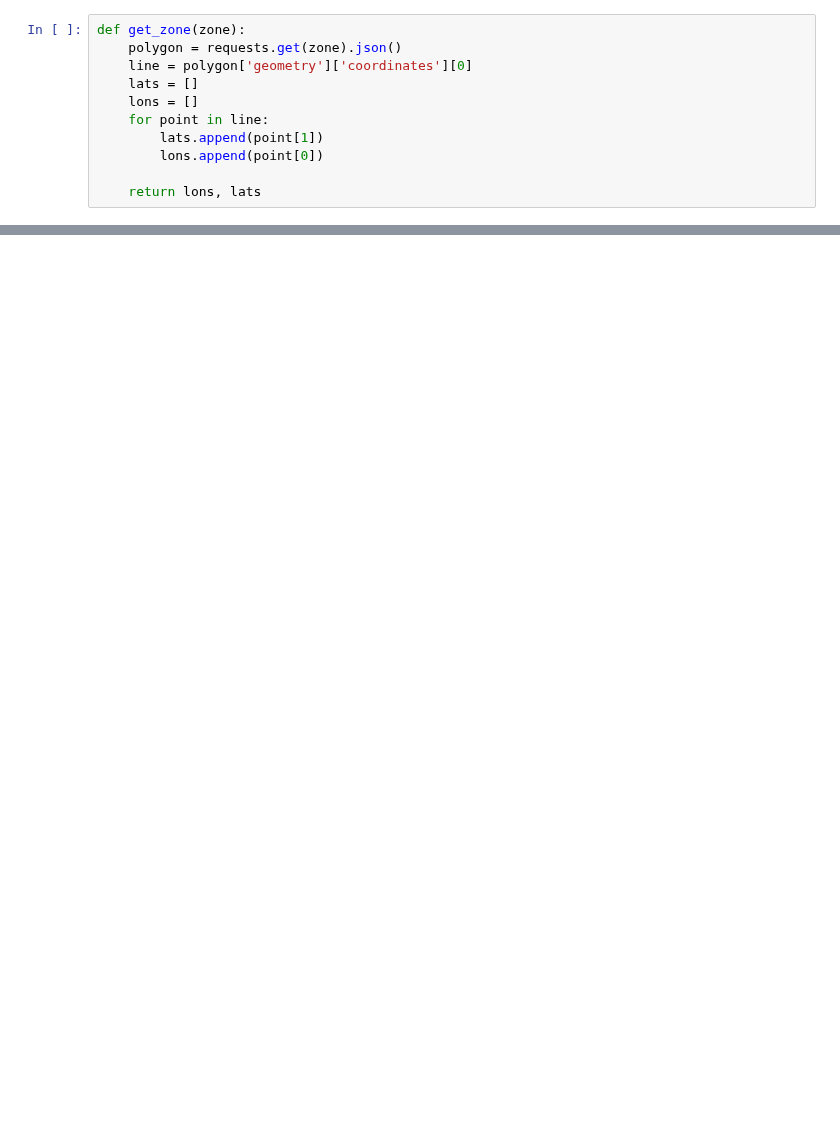
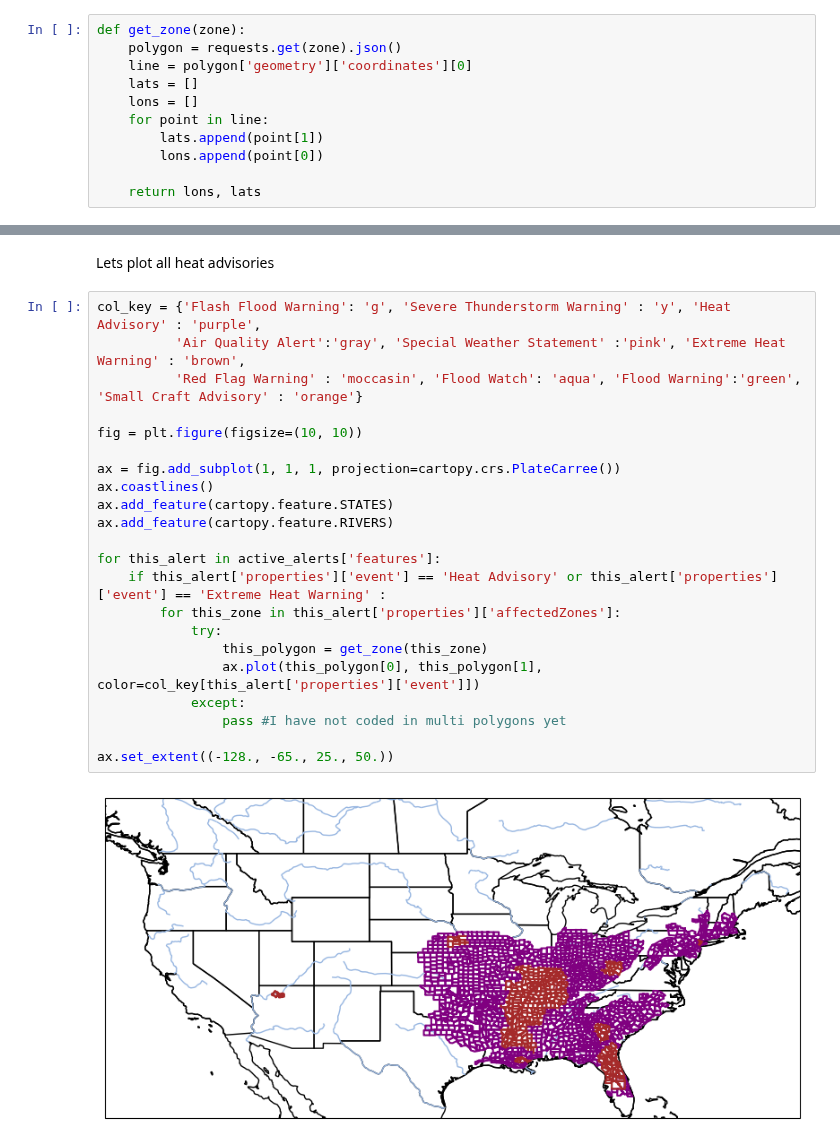
Before and after one commit to scollis/notebooks, a Jupyter notebook: NWSAPI.ipynb, the cells around one changed output, grey strips where cells are left out. Cells and saved outputs as stored; diff of their text form; blank space fills up the shorter version.

```diff
--- a/NWSAPI.ipynb
+++ b/NWSAPI.ipynb
@@ -196 +120,27 @@ for pgon in zones_for_warning:
+# %% [markdown]
+Lets plot all heat advisories
+# %%
+col_key = {'Flash Flood Warning': 'g', 'Severe Thunderstorm Warning' : 'y', 'Heat Advisory' : 'purple',
+          'Air Quality Alert':'gray', 'Special Weather Statement' :'pink', 'Extreme Heat Warning' : 'brown',
+          'Red Flag Warning' : 'moccasin', 'Flood Watch': 'aqua', 'Flood Warning':'green', 'Small Craft Advisory' : 'orange'}
+
+fig = plt.figure(figsize=(10, 10))
+
+ax = fig.add_subplot(1, 1, 1, projection=cartopy.crs.PlateCarree())
+ax.coastlines()
+ax.add_feature(cartopy.feature.STATES)
+ax.add_feature(cartopy.feature.RIVERS)
+
+for this_alert in active_alerts['features']:
+    if this_alert['properties']['event'] == 'Heat Advisory' or this_alert['properties']['event'] == 'Extreme Heat Warning' :
+        for this_zone in this_alert['properties']['affectedZones']:
+            try:
+                this_polygon = get_zone(this_zone)
+                ax.plot(this_polygon[0], this_polygon[1], color=col_key[this_alert['properties']['event']])
+            except:
+                pass #I have not coded in multi polygons yet
+
+ax.set_extent((-128., -65., 25., 50.))
+# %% [output]
+[figure, added]
 # %%
```
Also changed, not shown: parts of 36 cells of this notebook.
